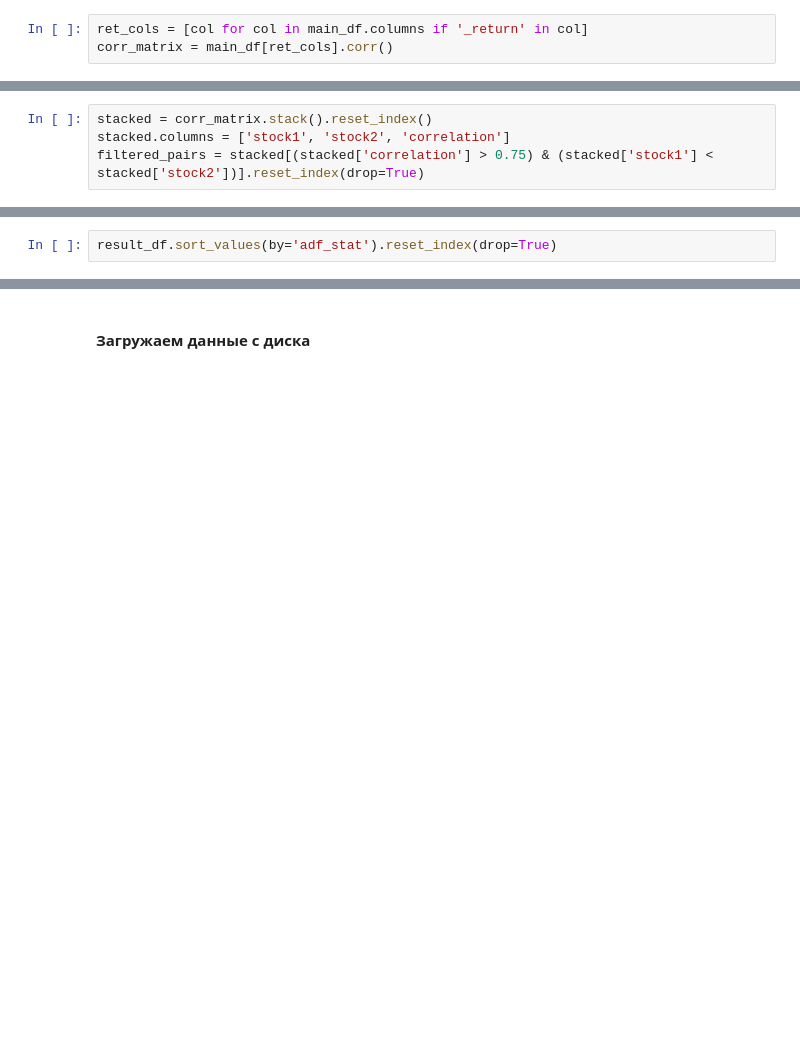
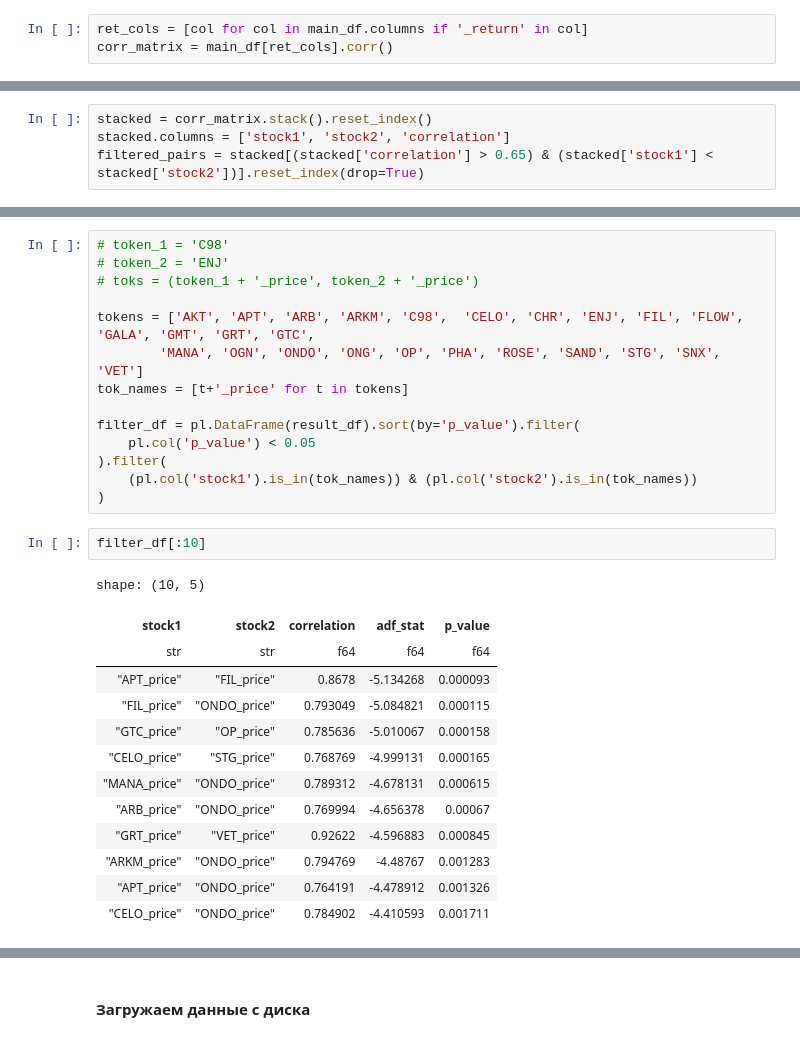
Before and after one commit to elterion/jaref_bot, a Jupyter notebook: Correlation.ipynb, the cells around one changed output, grey strips where cells are left out. Saved outputs shown, nothing was run; the diff lists cells and outputs as text; blank space fills up the shorter version.

Commit message:
Add a more convenient way to display token pairs on the screen

```diff
--- a/Correlation.ipynb
+++ b/Correlation.ipynb
@@ -150,4 +178,4 @@ token_df[abs(token_df) > 0.75]
 # %%
 stacked = corr_matrix.stack().reset_index()
 stacked.columns = ['stock1', 'stock2', 'correlation']
-filtered_pairs = stacked[(stacked['correlation'] > 0.75) & (stacked['stock1'] < stacked['stock2'])].reset_index(drop=True)
+filtered_pairs = stacked[(stacked['correlation'] > 0.65) & (stacked['stock1'] < stacked['stock2'])].reset_index(drop=True)
@@ -209,2 +219,30 @@ result_df = pd.DataFrame(results)
-# %%
-result_df.sort_values(by='adf_stat').reset_index(drop=True)
+# %%
+# token_1 = 'C98'
+# token_2 = 'ENJ'
+# toks = (token_1 + '_price', token_2 + '_price')
+
+tokens = ['AKT', 'APT', 'ARB', 'ARKM', 'C98',  'CELO', 'CHR', 'ENJ', 'FIL', 'FLOW', 'GALA', 'GMT', 'GRT', 'GTC',
+        'MANA', 'OGN', 'ONDO', 'ONG', 'OP', 'PHA', 'ROSE', 'SAND', 'STG', 'SNX', 'VET']
+tok_names = [t+'_price' for t in tokens]
+
+filter_df = pl.DataFrame(result_df).sort(by='p_value').filter(
+    pl.col('p_value') < 0.05
+).filter(
+    (pl.col('stock1').is_in(tok_names)) & (pl.col('stock2').is_in(tok_names))
+)
+# %%
+filter_df[:10]
+# %% [output]
+shape: (10, 5)
+| stock1 | stock2 | correlation | adf_stat | p_value |
+| str | str | f64 | f64 | f64 |
+| "APT_price" | "FIL_price" | 0.8678 | -5.134268 | 0.000093 |
+| "FIL_price" | "ONDO_price" | 0.793049 | -5.084821 | 0.000115 |
+| "GTC_price" | "OP_price" | 0.785636 | -5.010067 | 0.000158 |
+| "CELO_price" | "STG_price" | 0.768769 | -4.999131 | 0.000165 |
+| "MANA_price" | "ONDO_price" | 0.789312 | -4.678131 | 0.000615 |
+| "ARB_price" | "ONDO_price" | 0.769994 | -4.656378 | 0.00067 |
+| "GRT_price" | "VET_price" | 0.92622 | -4.596883 | 0.000845 |
+| "ARKM_price" | "ONDO_price" | 0.794769 | -4.48767 | 0.001283 |
+| "APT_price" | "ONDO_price" | 0.764191 | -4.478912 | 0.001326 |
+| "CELO_price" | "ONDO_price" | 0.784902 | -4.410593 | 0.001711 |
```
Also changed, not shown: parts of 22 cells of this notebook.
